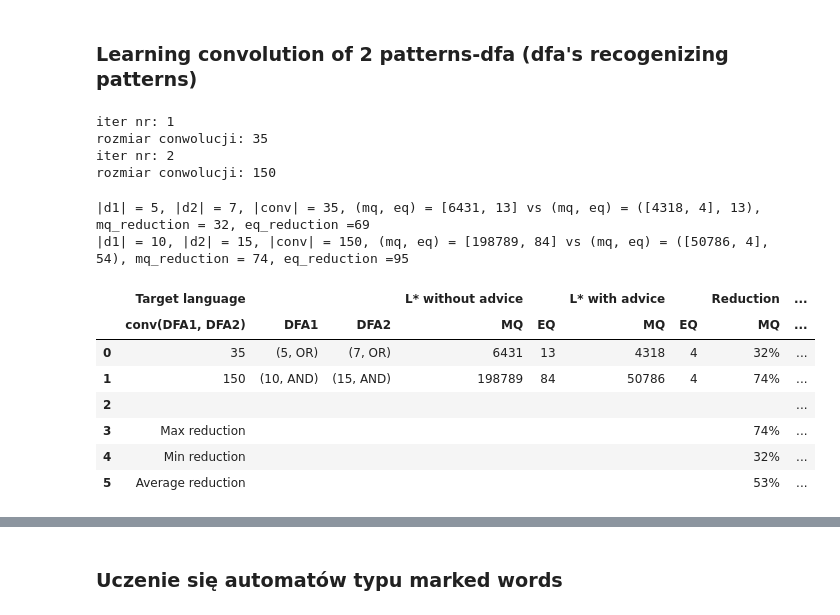
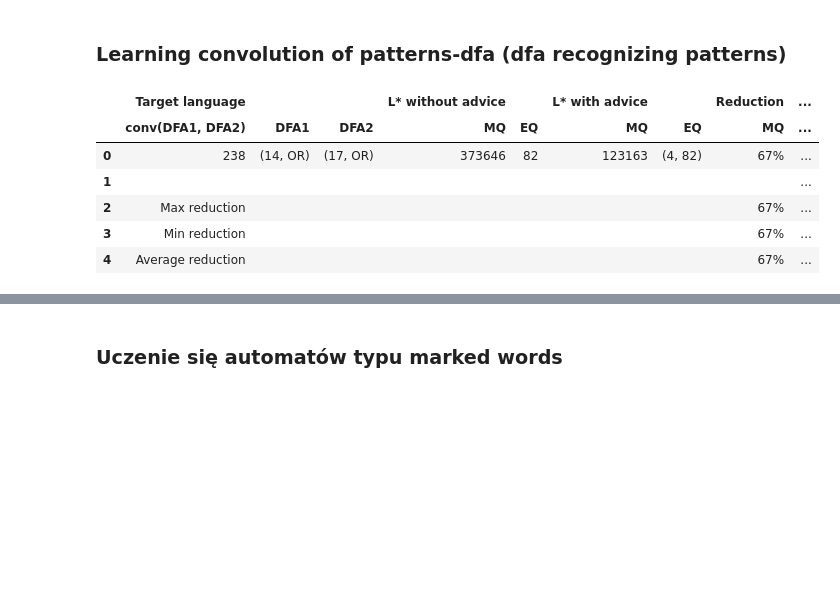
Before and after one commit to michalfica/Learning-automata-with-SRS-, a Jupyter notebook: test_algorithm/test_InferringDFA.ipynb, the cells around one changed output, grey strips where cells are left out. Cells and saved outputs as stored; diff of their text form; code cells hidden in the pictures; blank space fills up the shorter version.

```diff
--- a/test_algorithm/test_InferringDFA.ipynb
+++ b/test_algorithm/test_InferringDFA.ipynb
@@ -35,8 +35,7 @@ def run_learning_process(test, advice_system=None, check_consistency=False, equi
                                 debug=debug)
 
     dfa, cnt, cnt_ex = learn_dfa.run(counterexamples=True)
-    # print(f"kontrprzykłady: liczba - {len(cnt_ex)}, długości - {cnt_ex}, cnt = {cnt}")
-    return copy.deepcopy(dfa), cnt, cnt_ex
+    return copy.deepcopy(dfa), cnt, len(cnt_ex) +1
 # %%
 class test_example():
     def __init__(self, dfa, descrip=''):
@@ -121,5 +154,5 @@ test_examples.append(test)
 # %% [markdown]
-### Learning convolution of 2 patterns-dfa (dfa's recogenizing patterns)
+### Learning convolution of patterns-dfa (dfa recognizing patterns)
 # %%
 def random_patterns(input_signs, n=5, max_length=10):
     patterns = []
@@ -149,18 +182,18 @@ class RecordPattern:
     def print_record(self):
         print(f"|d1| = {self.d1}, |d2| = {self.d2}, |conv| = {self.conv}, (mq, eq) = {self.cnt_normal} vs (mq, eq) = {self.cnt_with_advice}, mq_reduction = {self.mq_reduction}, eq_reduction ={self.eq_reduction}")
 # %%
-seeds =  [i+1 for i in range(10)]
+seeds =  [i+1 for i in range(5)]
 input_signs = ['a', 'b', 'c', 'd']
 
 number_of_itreations = len(seeds)
 number_of_patterns = 2
-max_pattern_length = 5
+max_pattern_length = 10
 
 results = []
 
 i = 0
 while i < number_of_itreations:
-    random.seed(seeds[i])
+    random.seed(3)#seeds[i])
     i += 1
     print(f"iter nr: {i}")
 
@@ -179,72 +212,30 @@ while i < number_of_itreations:
     print(f"rozmiar conwolucji: {d.Q}")
     _, cnt_normal, _ = run_learning_process(test=test_example(dfa=d), advice_system=None, check_consistency=False)
 
-    results.append(RecordPattern(d1=d1.Q, d1_type = dfa1.type, d2=d2.Q, d2_type=dfa2.type, conv=d.Q, cnt_normal=cnt_normal, cnt_with_advice=(cnt_with_advice, len(cnt_ex_with_advice)+1)))
+    results.append(RecordPattern(d1=d1.Q, d1_type = dfa1.type, d2=d2.Q, d2_type=dfa2.type, conv=d.Q, cnt_normal=cnt_normal, cnt_with_advice=(cnt_with_advice, cnt_ex_with_advice)))
-# %% [output]
-iter nr: 1
-rozmiar conwolucji: 35
-iter nr: 2
-rozmiar conwolucji: 150
 # %%
 results.sort(key=lambda x: -100000 +x.conv if x.d1_type=="OR" else x.conv)
-for r in results:
-    r.print_record()
-# %% [output]
-|d1| = 5, |d2| = 7, |conv| = 35, (mq, eq) = [6431, 13] vs (mq, eq) = ([4318, 4], 13), mq_reduction = 32, eq_reduction =69
-|d1| = 10, |d2| = 15, |conv| = 150, (mq, eq) = [198789, 84] vs (mq, eq) = ([50786, 4], 54), mq_reduction = 74, eq_reduction =95
 # %%
 columns = [('Target language', 'conv(DFA1, DFA2)'), ('Target language', 'DFA1'), ('Target language', 'DFA2'), ('L* without advice', 'MQ'), ('L* without advice', 'EQ'), ('L* with advice', 'MQ'), ('L* with advice', 'EQ'), ('Reduction', 'MQ'), ('Reduction', 'EQ')]
 data = {
     columns[0]: [r.conv for r in results],
     columns[1]: [(r.d1, r.d1_type) for r in results],
     columns[2]: [(r.d2, r.d2_type) for r in results],
     columns[3]: [r.cnt_normal[0] for r in results],
     columns[4]: [r.cnt_normal[1] for r in results],
     columns[5]: [r.cnt_with_advice[0][0] for r in results],
-    columns[6]: [r.cnt_with_advice[0][1] for r in results],
+    columns[6]: [(r.cnt_with_advice[0][1], r.cnt_with_advice[1]) for r in results],
     columns[7]: [r.mq_reduction for r in results],
     columns[8]: [r.eq_reduction for r in results]
 }
 
-columns = pd.MultiIndex.from_tuples(columns)
-df = pd.DataFrame(data, columns=columns)
-
-avg_mq_red = df[(('Reduction', 'MQ'))].mean()
-avg_eq_red = df[(('Reduction', 'EQ'))].mean()
-
-max_mq_red = df[(('Reduction', 'MQ'))].max()
-max_eq_red = df[(('Reduction', 'EQ'))].max()
-
-min_mq_red = df[(('Reduction', 'MQ'))].min()
-min_eq_red = df[(('Reduction', 'EQ'))].min()
-
-empty_row = pd.DataFrame([[""] * df.shape[1]], columns=df.columns)
-
-def set_params(row, params):
-    for k, v in params:
-        row[columns[k]] = v
-
-max_red_row = copy.deepcopy(empty_row)
-set_params(row=max_red_row, params=[(0, "Max reduction"), (-2, int(max_mq_red)), (-1, int(max_eq_red))])
-min_red_row = copy.deepcopy(empty_row)
-set_params(row=min_red_row, params=[(0, "Min reduction"), (-2, int(min_mq_red)), (-1, int(min_eq_red))])
-avg_red_row = copy.deepcopy(empty_row)
-set_params(row=avg_red_row, params=[(0, "Average reduction"), (-2, int(avg_mq_red)), (-1, int(avg_eq_red))])
-
-rows = [empty_row, max_red_row, min_red_row, avg_red_row]
-for row in rows:
-    df = pd.concat([df, row], ignore_index=True)
-
-df[('Reduction', 'MQ')] = df[('Reduction', 'MQ')].apply(lambda x: f'{x}%' if isinstance(x, int) else x)
-df[('Reduction', 'EQ')] = df[('Reduction', 'EQ')].apply(lambda x: f'{x}%' if isinstance(x, int) else x)
-
+df = create_table(columns=columns, data=data)
 display(df)
 # %% [output]
 |  | Target language |  |  | L* without advice |  | L* with advice |  | Reduction | ... |
 |  | conv(DFA1, DFA2) | DFA1 | DFA2 | MQ | EQ | MQ | EQ | MQ | ... |
-| 0 | 35 | (5, OR) | (7, OR) | 6431 | 13 | 4318 | 4 | 32% | ... |
-| 1 | 150 | (10, AND) | (15, AND) | 198789 | 84 | 50786 | 4 | 74% | ... |
-| 2 |  |  |  |  |  |  |  |  | ... |
-| 3 | Max reduction |  |  |  |  |  |  | 74% | ... |
-| 4 | Min reduction |  |  |  |  |  |  | 32% | ... |
-| 5 | Average reduction |  |  |  |  |  |  | 53% | ... |
+| 0 | 238 | (14, OR) | (17, OR) | 373646 | 82 | 123163 | (4, 82) | 67% | ... |
+| 1 |  |  |  |  |  |  |  |  | ... |
+| 2 | Max reduction |  |  |  |  |  |  | 67% | ... |
+| 3 | Min reduction |  |  |  |  |  |  | 67% | ... |
+| 4 | Average reduction |  |  |  |  |  |  | 67% | ... |
```
Also changed, not shown: parts of 37 cells of this notebook, 1 other file.
